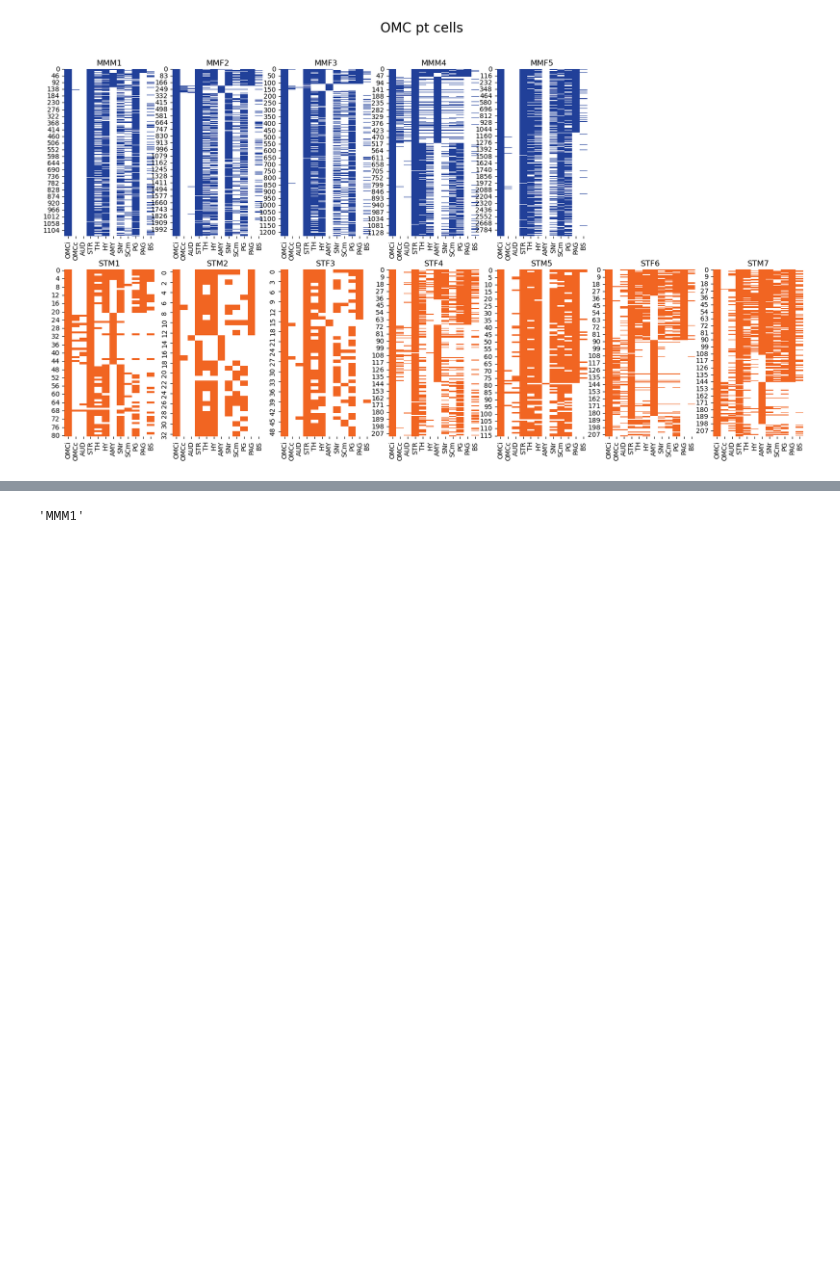
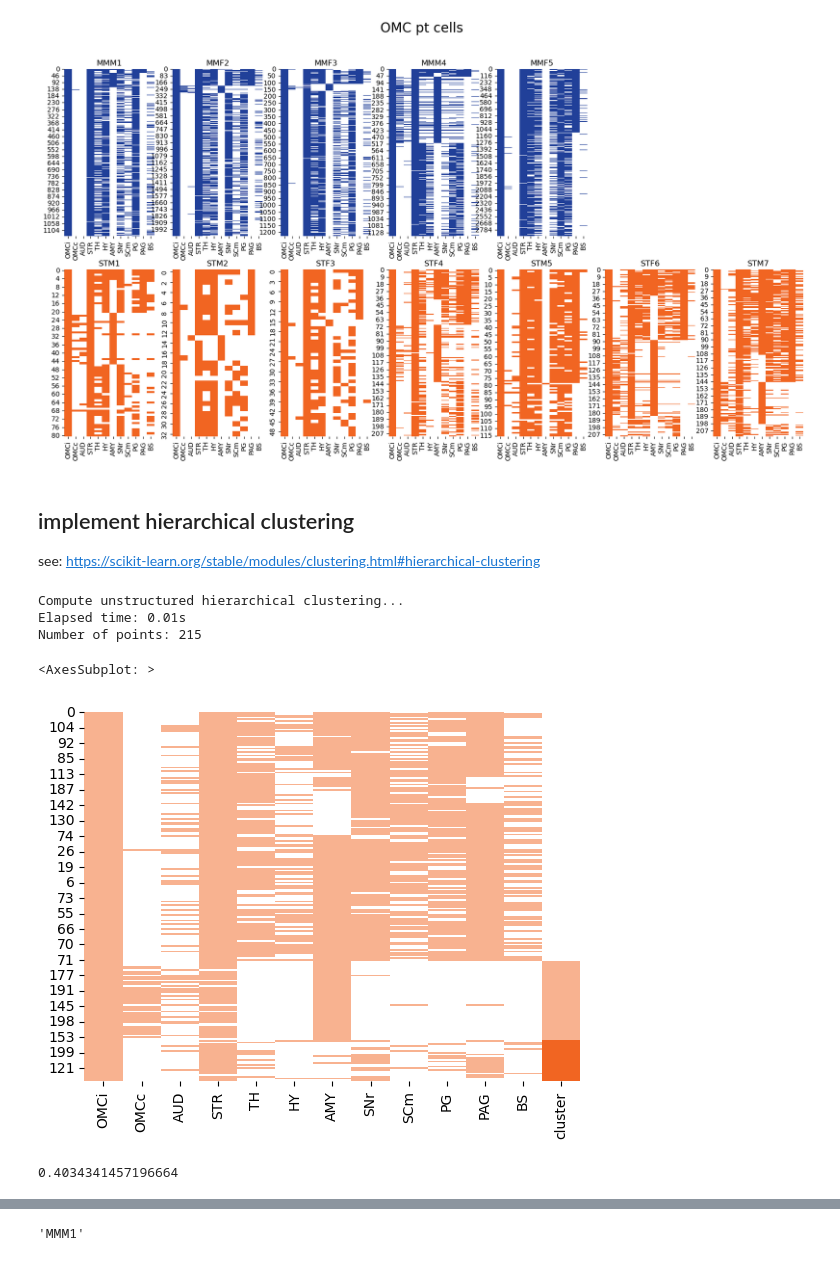
Before and after one commit to eisko/MAPseq_analysis, a Jupyter notebook: M194_M220_single_cell.ipynb, the cells around one changed output, grey strips where cells are left out. Drawn from its saved outputs; the diff is of its cells as text; code cells hidden in the pictures; blank space fills up the shorter version.

```diff
--- a/M194_M220_single_cell.ipynb
+++ b/M194_M220_single_cell.ipynb
@@ -212,3 +212,39 @@ plt.suptitle("OMC pt cells", size=20)
 # %% [output]
 Text(0.5, 0.98, 'OMC pt cells')
 [figure]
+# %% [markdown]
+## implement hierarchical clustering
+see: https://scikit-learn.org/stable/modules/clustering.html#hierarchical-clustering
+# %%
+# Agglomerative clustering
+# (bottom up, each point = cluster, then join)
+from sklearn.cluster import AgglomerativeClustering
+import time as time
+
+X = omc_pt_st[6]
+
+print("Compute unstructured hierarchical clustering...")
+st = time.time()
+ward = AgglomerativeClustering(n_clusters=3, linkage="ward").fit(X)
+elapsed_time = time.time() - st
+label = ward.labels_
+print(f"Elapsed time: {elapsed_time:.2f}s")
+print(f"Number of points: {label.size}")
+# %% [output]
+Compute unstructured hierarchical clustering...
+Elapsed time: 0.01s
+Number of points: 215
+# %%
+plot = X.copy()
+plot['cluster'] = ward.labels_
+plot = plot.sort_values(by='cluster')
+sns.heatmap(plot, cmap=orange_cmp, cbar=False)
+# %% [output]
+<AxesSubplot: >
+[figure, added]
+# %%
+from sklearn.metrics import silhouette_score
+
+silhouette_score(X, ward.labels_)
+# %% [output]
+0.4034341457196664
```
Also changed, not shown: parts of 4 cells of this notebook.
